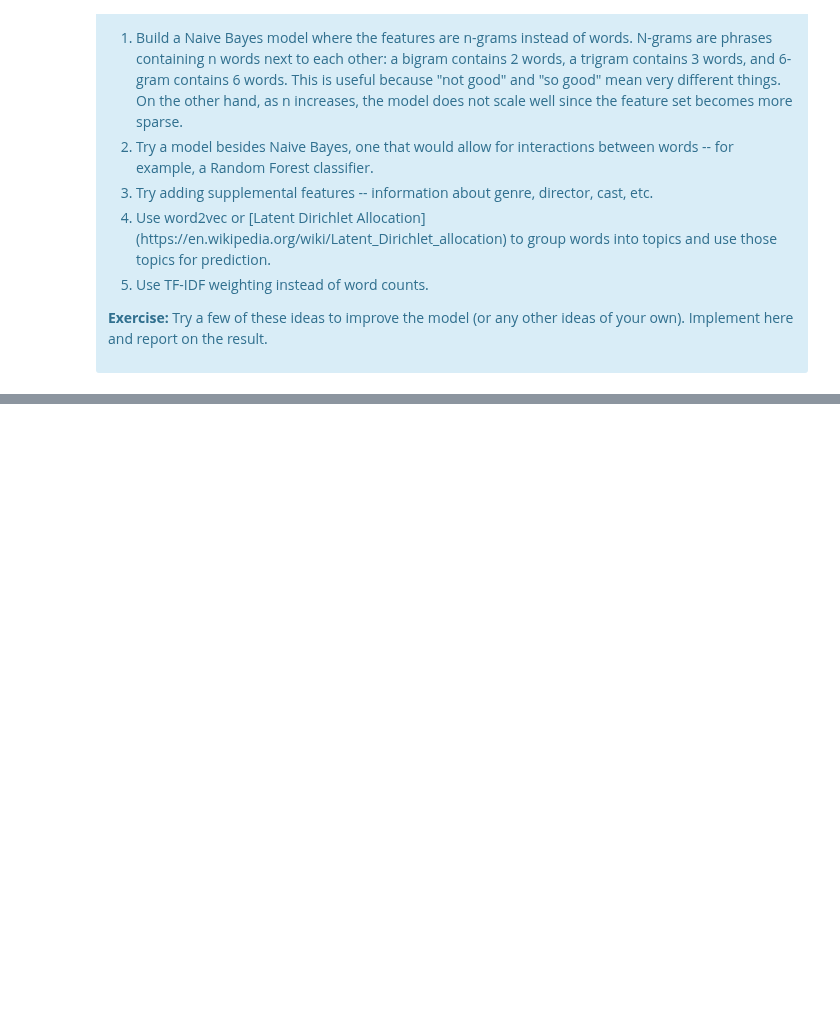
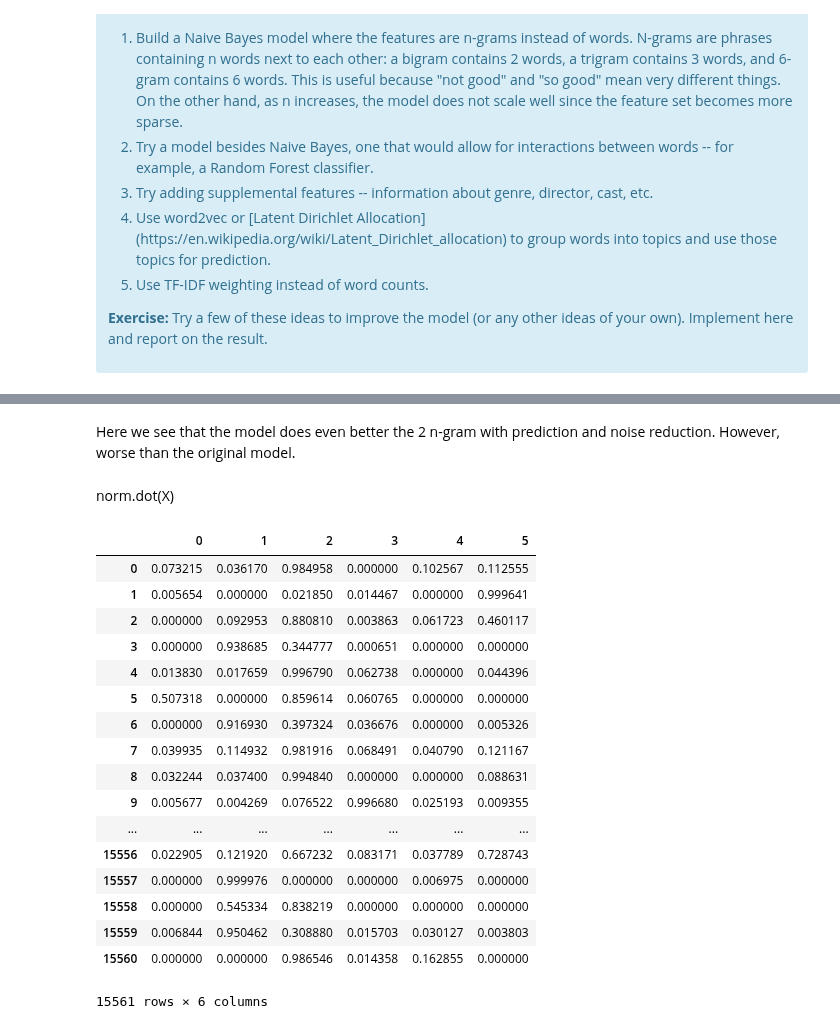
Before and after one commit to lbjennings/Springboard, a Jupyter notebook: Springboard/Mini-Projects/naive_bayes/Mini_Project_Naive_Bayes.ipynb, the cells around one changed output, grey strips where cells are left out. Saved outputs shown, nothing was run; the diff lists cells and outputs as text; code cells hidden in the pictures; blank space fills up the shorter version.

```diff
--- a/Springboard/Mini-Projects/naive_bayes/Mini_Project_Naive_Bayes.ipynb
+++ b/Springboard/Mini-Projects/naive_bayes/Mini_Project_Naive_Bayes.ipynb
@@ -500,7 +500,7 @@ from sklearn.naive_bayes import MultinomialNB
 
 #the grid of parameters to search over
 alphas = [.1, 1, 5, 10, 50]
-best_min_df = 10 # YOUR TURN: put your value of min_df here.
+best_min_df = 20 # YOUR TURN: put your value of min_df here.
 
 #Find the best value for alpha and min_df, and the best classifier
 best_alpha = None
@@ -861,5 +811,8 @@ array([[ 0.00182825,  0.99817175]])
 # %%
-tfidfvectorizer = TfidfVectorizer(min_df=1, stop_words='english')
+#print parameters of the results
+print("Using the min_df: {} and the alpha: {} from before with TF-IDF we get:".format(best_min_df,best_alpha))
+
+tfidfvectorizer = TfidfVectorizer(min_df=best_min_df, stop_words='english')
 
 x_tfid, y_tfid = make_xy(critics, tfidfvectorizer)
 xtraintfid=x_tfid[mask]
@@ -875,22 +828,4 @@ test_accuracy = tfid_clf.score(xtesttfid, ytesttfid)
 
 print("Accuracy on training data: {:2f}".format(training_accuracy))
 print("Accuracy on test data:     {:2f}".format(test_accuracy))
-
-pipeline = Pipeline([('tfidf',TfidfTransformer()),('clf',MultinomialNB())])
-
-pipeline.fit(xtrainng,ytrainng)
-#ngram_vectorizer = CountVectorizer(analyzer='word',min_df=best_min_df , ngram_range=(1, 3) )
-
-pipeline.predict(xtestng)
-
-#x_train_ng, x_test_ng, y_train_ng, y_test_ng= train_test_split(x_ng,y_ng, test_size=.3, random_state=42)
-
-#ngclf = MultinomialNB(alpha=best_alpha).fit(xtrainng, ytrainng)
-
-#Print the accuracy on the test and training dataset
-ngtraining_accuracy = pipeline.score(xtrainng, ytrainng)
-ngtest_accuracy = pipeline.score(xtestng, ytestng)
-
-print("Accuracy on training data: {:2f}".format(ngtraining_accuracy))
-print("Accuracy on test data:     {:2f}".format(ngtest_accuracy))
 # %% [output]
@@ -920,0 +908,33 @@ Accuracy on test data:     0.646989
+# %% [markdown]
+Here we see that the model does even better the 2 n-gram with prediction and noise reduction. However, worse than the original model.
+# %%
+from sklearn.decomposition import NMF
+from sklearn.preprocessing import normalize
+model= NMF(n_components=6)
+model.fit(x_tfid)
+nfm_features=model.transform(x_tfid)
+norm=normalize(nfm_features)
+dfn=pd.DataFrame(norm)
+# %% [markdown]
+norm.dot(X)
+# %%
+dfn
+# %% [output]
+|  | 0 | 1 | 2 | 3 | 4 | 5 |
+| 0 | 0.073215 | 0.036170 | 0.984958 | 0.000000 | 0.102567 | 0.112555 |
+| 1 | 0.005654 | 0.000000 | 0.021850 | 0.014467 | 0.000000 | 0.999641 |
+| 2 | 0.000000 | 0.092953 | 0.880810 | 0.003863 | 0.061723 | 0.460117 |
+| 3 | 0.000000 | 0.938685 | 0.344777 | 0.000651 | 0.000000 | 0.000000 |
+| 4 | 0.013830 | 0.017659 | 0.996790 | 0.062738 | 0.000000 | 0.044396 |
+| 5 | 0.507318 | 0.000000 | 0.859614 | 0.060765 | 0.000000 | 0.000000 |
+| 6 | 0.000000 | 0.916930 | 0.397324 | 0.036676 | 0.000000 | 0.005326 |
+| 7 | 0.039935 | 0.114932 | 0.981916 | 0.068491 | 0.040790 | 0.121167 |
+| 8 | 0.032244 | 0.037400 | 0.994840 | 0.000000 | 0.000000 | 0.088631 |
+| 9 | 0.005677 | 0.004269 | 0.076522 | 0.996680 | 0.025193 | 0.009355 |
+| ... | ... | ... | ... | ... | ... | ... |
+| 15556 | 0.022905 | 0.121920 | 0.667232 | 0.083171 | 0.037789 | 0.728743 |
+| 15557 | 0.000000 | 0.999976 | 0.000000 | 0.000000 | 0.006975 | 0.000000 |
+| 15558 | 0.000000 | 0.545334 | 0.838219 | 0.000000 | 0.000000 | 0.000000 |
+| 15559 | 0.006844 | 0.950462 | 0.308880 | 0.015703 | 0.030127 | 0.003803 |
+| 15560 | 0.000000 | 0.000000 | 0.986546 | 0.014358 | 0.162855 | 0.000000 |
+15561 rows × 6 columns
```
Also changed, not shown: parts of 45 cells of this notebook.
